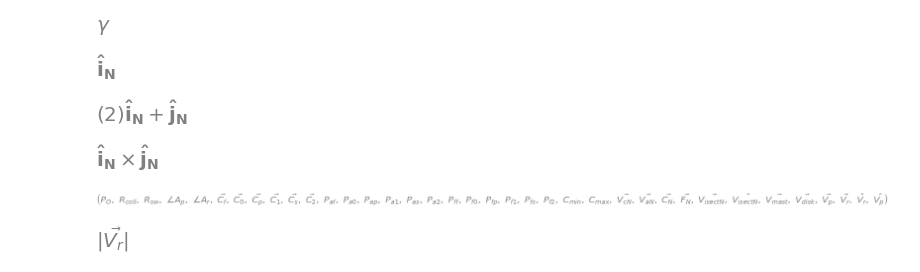
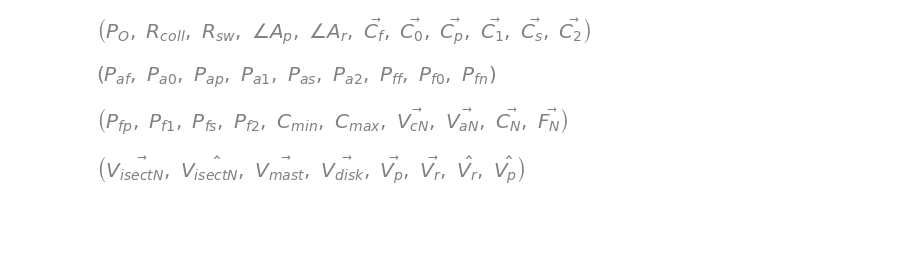
Before and after one commit to ivorjawa/StewartPlatform, a Jupyter notebook: RotorHead.ipynb, the cells around one changed output. Cells and saved outputs as stored; diff of their text form; code cells hidden in the pictures; blank space fills up the shorter version.

```diff
--- a/RotorHead.ipynb
+++ b/RotorHead.ipynb
@@ -29,23 +22,0 @@ x
-# %%
-# type \gamma<tab> to insert symbol
-g = sym.Symbol('γ')
-g
-# %% [output]
-[figure, removed]
-# %%
-# https://docs.sympy.org/latest/modules/vector/
-N = CoordSys3D('N')
-N.i
-# %% [output]
-[figure, removed]
-# %%
-v = 2*N.i + N.j
-v
-# %% [output]
-[figure, removed]
-# %%
-k = symvec.Cross(N.i, N.j)
-k
-#help(symvec.cross)
-# %% [output]
-[figure, removed]
@@ -52,56 +26,51 @@ k
 # %%
 P0 = sym.Symbol(r'P_O');  #Origin of XYZ system
 Rcoll = sym.Symbol(r'R_{coll}') #height of collective above origin
 Rsw = sym.Symbol(r'R_{sw}') #radius of swashplate arms from P_coll
 
 Ap = sym.Symbol(r'\angle{A_p}') #pitch angle
 Ar = sym.Symbol(r'\angle{A_r}') #roll angle
 Acyl = sym.Symbol(r'\angle{A_{cyl}}') # cylinder spacing
 
+
 Cf, C0 = sym.symbols(r'\vec{C_f},\vec{C_0}')
 Cp, C1 = sym.symbols(r'\vec{C_p},\vec{C_1}')
 Cs, C2 = sym.symbols(r'\vec{C_s},\vec{C_2}')
 
+# Front linear actuator, vector representing length
 Ff, F0 = sym.symbols(r'\vec{F_f},\vec{F_0}')
-Fp, F1 = sym.symbols(r'\vec{F_p},\vec{F_1}')
-Fs, F2 = sym.symbols(r'\vec{F_s},\vec{F_2}')
+Fp, F1 = sym.symbols(r'\vec{F_p},\vec{F_1}') #Port linear actuator
+Fs, F2 = sym.symbols(r'\vec{F_s},\vec{F_2}') #Starboard linear actuator
 
 Vmast = sym.symbols(r'\vec{V_{mast}}')
 Vdisk = sym.symbols(r'\vec{V_{disk}}')
 
 Visectn, Visectnhat = sym.symbols(r'\vec{V_{isectN}},\hat{V_{isectN}}')
 Vcn, Cn, Fn= sym.symbols(r'\vec{V_{cN}},\vec{C_N},\vec{F_N}')
-Van = sym.symbols(r'\vec{V_{aN}}')
+Van, Pfn = sym.symbols(r'\vec{V_{aN}}, P_{fn}')
 
-Paf, Pa0 = sym.symbols(r'P_a_f,P_a_0')
-Pap, Pa1 = sym.symbols(r'P_a_p,P_a_1')
-Pas, Pa2 = sym.symbols(r'P_a_s,P_a_2')
+Paf, Pa0 = sym.symbols(r'P_a_f,P_a_0') #End of front swashplate arm
+Pap, Pa1 = sym.symbols(r'P_a_p,P_a_1') #End of port swashplate arm
+Pas, Pa2 = sym.symbols(r'P_a_s,P_a_2') #End of starboard swashplate arm
 
-Pff, Pf0 = sym.symbols(r'P_f_f,P_f_0')
-Pfp, Pf1 = sym.symbols(r'P_f_p,P_f_1')
-Pfs, Pf2 = sym.symbols(r'P_f_s,P_f_2')
+Pff, Pf0 = sym.symbols(r'P_f_f,P_f_0') #End of front swashplate foot
+Pfp, Pf1 = sym.symbols(r'P_f_p,P_f_1') #End of port swashplate foot
+Pfs, Pf2 = sym.symbols(r'P_f_s,P_f_2') #End of starboard swashplate foot
+
+# cylinder minimum length, cylinder maximum length
 Cmin, Cmax = sym.symbols("C_m_i_n C_m_a_x")
+
+#Pitch vector from cyclic, Roll vector from cyclic
 Vp, Vr = sym.symbols(r'\vec{V_p} \vec{V_r}')
-Vrhat = sym.Symbol(r'\hat{V_r}')
+Vrhat = sym.Symbol(r'\hat{V_r}') #unit vector versons of above
 Vphat = sym.Symbol(r'\hat{V_p}')
-"""C_f, C_0: Front linear actuator, vector representing length
-C_p, C_1: Port linear actuator
-C_s, C_2: Starboard linear actuator
-P_a_f, P_a_0: End of front swashplate arm
-P_a_p, P_a_1: End of port swashplate arm
-P_a_s, P_a_2: End of starboard swashplate arm
-P_f_f, P_f_0: End of front swashplate foot
-P_f_p, P_f_1: End of port swashplate foot
-P_f_s, P_f_2: End of starboard swashplate foot
-C_min: cylinder minimum length
-C_max: cylinder maximum length
-Vp: Pitch vector from cyclic
-Vr: Roll vector from cyclic"""
-P0, Rcoll, Rsw, Ap, Ar, Cf, C0, Cp, C1, Cs, C2, Paf, Pa0, Pap, Pa1, Pas, Pa2, Pff, Pf0,\
-Pfp, Pf1, Pfs, Pf2, Cmin, Cmax, Vcn, Van, Cn, Fn, Visectn, Visectnhat, Vmast, Vdisk,  Vp, Vr, Vrhat, Vphat
+
+display((P0, Rcoll, Rsw, Ap, Ar, Cf, C0, Cp, C1, Cs, C2))
+display((Paf, Pa0, Pap, Pa1, Pas, Pa2, Pff, Pf0, Pfn))
+display((Pfp, Pf1, Pfs, Pf2, Cmin, Cmax, Vcn, Van, Cn, Fn))
+display((Visectn, Visectnhat, Vmast, Vdisk,  Vp, Vr, Vrhat, Vphat))
 # %% [output]
-[figure, old version]
+[figure, new version]
+[figure, added]
+[figure, added]
+[figure, added]
-# %%
-abs(abs(Vr))
-# %% [output]
-[figure, removed]
```
Also changed, not shown: parts of 6 cells of this notebook.
